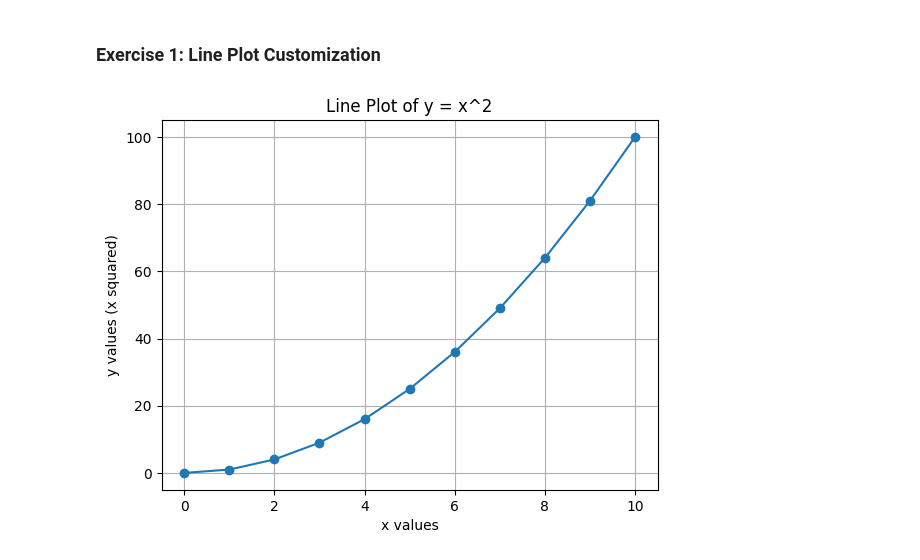
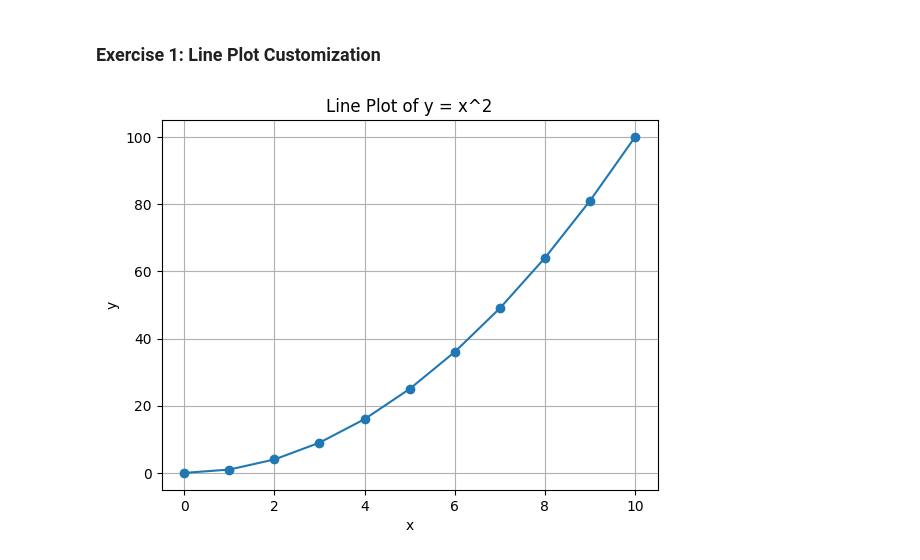
Before and after one commit to IdrisMalik/python-jupyter-template, a Jupyter notebook: src/1-line-plot.ipynb, the cells around one changed output. Saved outputs shown, nothing was run; the diff lists cells and outputs as text; code cells hidden in the pictures.

```diff
--- a/src/1-line-plot.ipynb
+++ b/src/1-line-plot.ipynb
@@ -1,20 +1,26 @@
 # %% [markdown]
 ### Exercise 1: Line Plot Customization
 # %%
+import numpy as np
+
 # TASK: Create a line plot with x values ranging from 0 to 10 and y values as the square of x.
 # Customize the plot by adding a title, labels for both axes, and a grid.
+# Suggestion: Implement data type checks and value range assertions before plotting.
+import matplotlib.pyplot as plt
 
-import matplotlib.pyplot as plt
-import numpy as np
+# Data type checks
+assert isinstance(x, np.ndarray), "x must be a numpy array"
+assert isinstance(y, np.ndarray), "y must be a numpy array"
 
-x = np.arange(0, 11)
-y = x ** 2
+# Value range assertions
+assert x.min() == 0 and x.max() == 10, "x values must range from 0 to 10"
+assert np.all(y == x**2), "y values must be the square of x"
 
 plt.plot(x, y, marker='o')
 plt.title("Line Plot of y = x^2")
-plt.xlabel("x values")
-plt.ylabel("y values (x squared)")
+plt.xlabel("x")
+plt.ylabel("y")
 plt.grid(True)
 plt.show()
 # %% [output]
-[figure, old version]
+[figure, new version]
```
Also changed, not shown: 5 other files.
